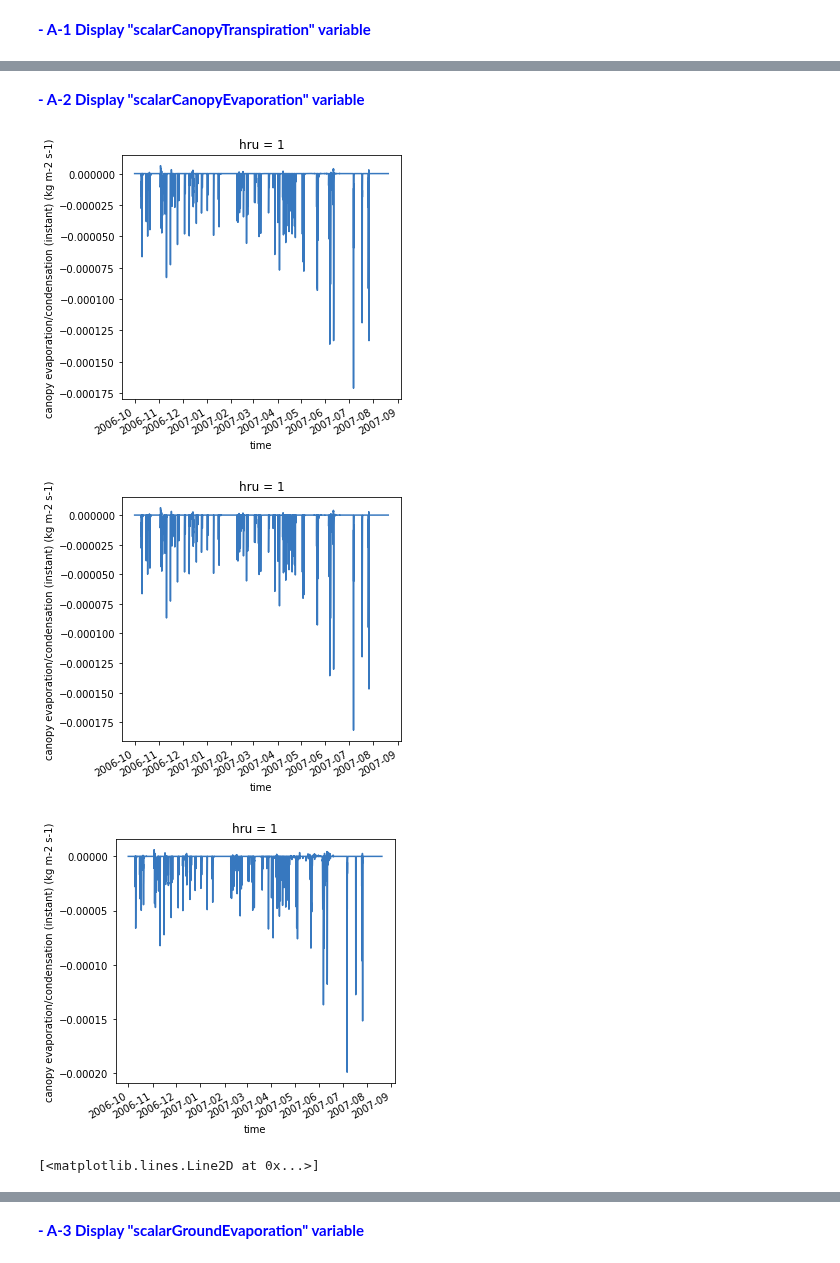
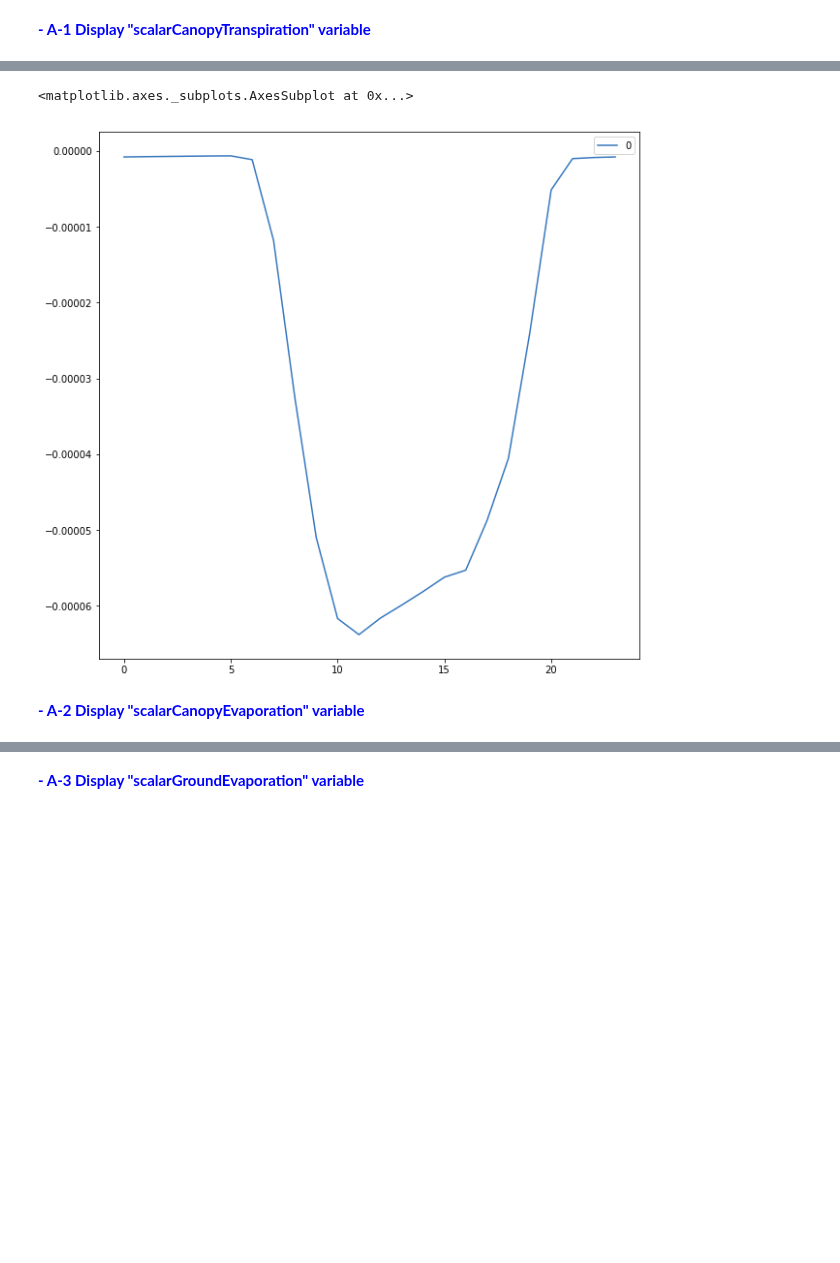
Before and after one commit to UW-Hydro/pysumma, a Jupyter notebook: pysumma_demo_Example_1_Fig_7.ipynb, the cells around one changed output, grey strips where cells are left out. Drawn from its saved outputs; the diff is of its cells as text; code cells hidden in the pictures; blank space fills up the shorter version.

```diff
--- a/pysumma_demo_Example_1_Fig_7.ipynb
+++ b/pysumma_demo_Example_1_Fig_7.ipynb
@@ -483,0 +470,10 @@ P3.plot_1d(29)
+# %%
+dates11 = CanTrans1 .coords['time'].data
+data_values11 = CanTrans1.data
+df11 = pd.DataFrame(data_values11, index=dates11)
+# %%
+df11.index = df11.index.round("H")
+# %%
+df11_filt = df11.loc["2007-06-01":"2007-08-20"]
+# %%
+df11_filt_hour = df11_filt.resample("H").mean()
@@ -484,12 +501,7 @@ P3.plot_1d(29)
+# %%
+df11_filt_hour.groupby(df11_filt_hour.index.hour).mean().plot()
+# %% [output]
+<matplotlib.axes._subplots.AxesSubplot at 0x...>
+[figure, added]
 # %% [markdown]
 <span style="color:blue"> __- A-2 Display "scalarCanopyEvaporation" variable__
-# %%
-jtplot.figsize(x=5, y=5)
-P1.plot_1d(30)
-P2.plot_1d(30)
-P3.plot_1d(30)
-# %% [output]
-[figure, removed]
-[figure, removed]
-[figure, removed]
-[<matplotlib.lines.Line2D at 0x...>]
```
Also changed, not shown: parts of 58 cells of this notebook.
